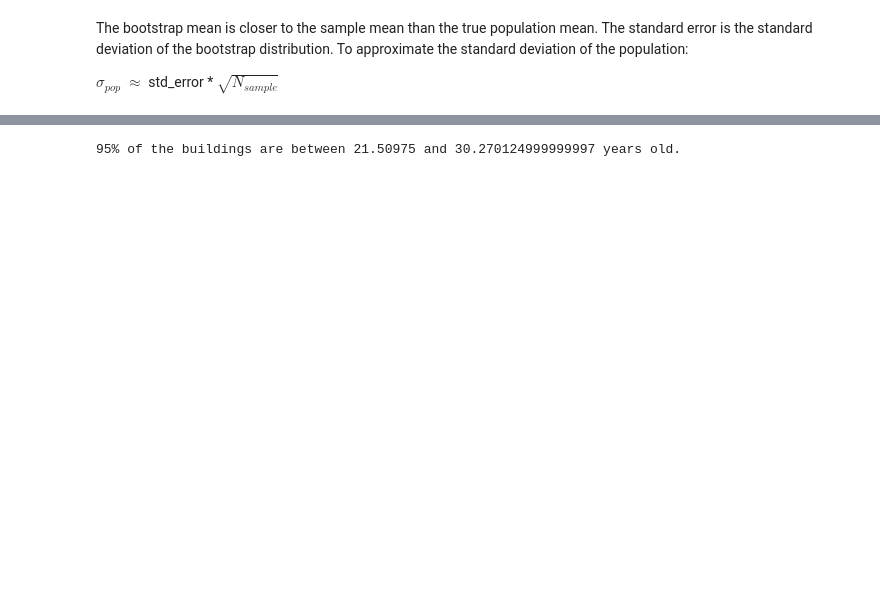
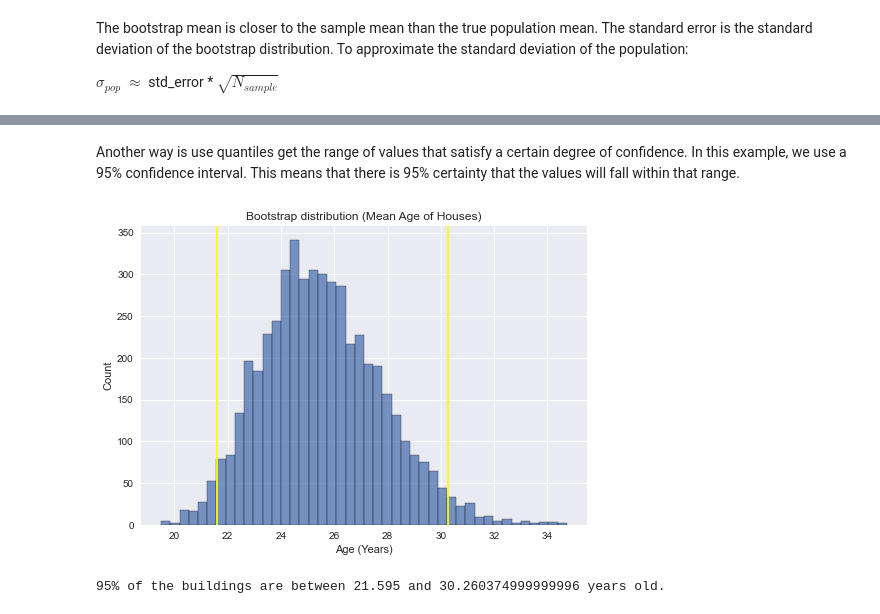
Before and after one commit to khizon/Earthquake_Damage_Detection, a Jupyter notebook: Hypothesis_Testing.ipynb, the cells around one changed output, grey strips where cells are left out. Drawn from its saved outputs; the diff is of its cells as text; code cells hidden in the pictures; blank space fills up the shorter version.

Commit message:
confidence intervals

```diff
--- a/Hypothesis_Testing.ipynb
+++ b/Hypothesis_Testing.ipynb
@@ -97,6 +118,14 @@ Using the bootstrap distribution and quantiles, we can determine the range where
+# %% [markdown]
+Another way is use quantiles get the range of values that satisfy a certain degree of confidence. In this example, we use a 95% confidence interval. This means that there is 95% certainty that the values will fall within that range.
 # %%
 low, high = np.quantile(age_boot_distn, 0.025), np.quantile(age_boot_distn, 0.975)
-
+sns.histplot(age_boot_distn)
+plt.title('Bootstrap distribution (Mean Age of Houses)')
+plt.xlabel('Age (Years)')
+plt.axvline(low, color='yellow')
+plt.axvline(high, color='yellow')
+plt.show()
 print(f'95% of the buildings are between {low} and {high} years old.')
 # %% [output]
+[figure, added]
-95% of the buildings are between 21.50975 and 30.270124999999997 years old.
+95% of the buildings are between 21.595 and 30.260374999999996 years old.
```
Also changed, not shown: parts of 11 cells of this notebook.
